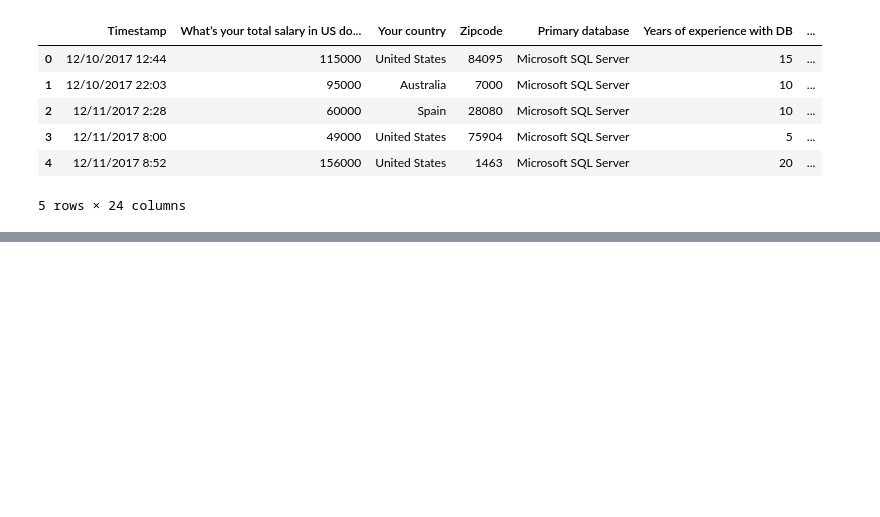
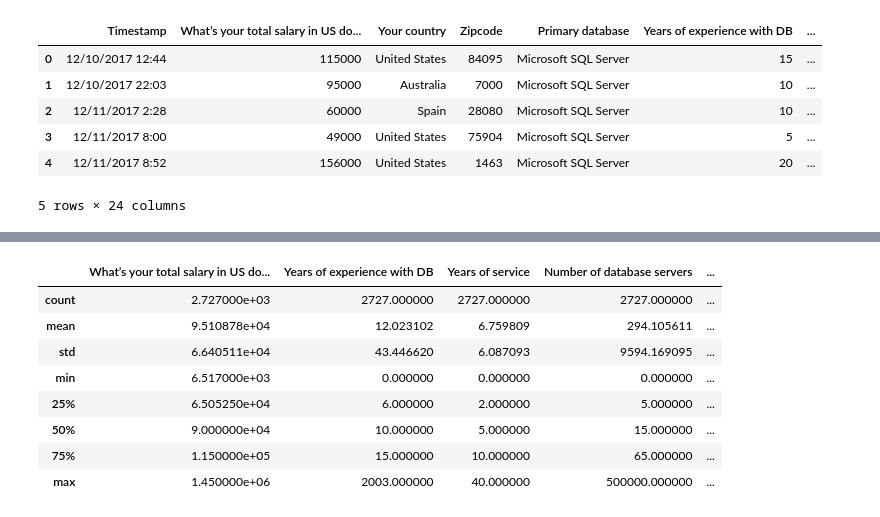
Before and after one commit to scottdseely/DBA-Salary-Survey, a Jupyter notebook: Raw Data - Quick Review.ipynb, the cells around one changed output, grey strips where cells are left out. Saved outputs shown, nothing was run; the diff lists cells and outputs as text; code cells hidden in the pictures; blank space fills up the shorter version.

```diff
--- a/Raw Data - Quick Review.ipynb
+++ b/Raw Data - Quick Review.ipynb
@@ -122,0 +211,14 @@ Name: 4, dtype: object
+# %%
+# survey results for male respondants
+
+m_df.describe()
+# %% [output]
+|  | What’s your total salary in US do... | Years of experience with DB | Years of service | Number of database servers | ... |
+| count | 2.727000e+03 | 2727.000000 | 2727.000000 | 2727.000000 | ... |
+| mean | 9.510878e+04 | 12.023102 | 6.759809 | 294.105611 | ... |
+| std | 6.640511e+04 | 43.446620 | 6.087093 | 9594.169095 | ... |
+| min | 6.517000e+03 | 0.000000 | 0.000000 | 0.000000 | ... |
+| 25% | 6.505250e+04 | 6.000000 | 2.000000 | 5.000000 | ... |
+| 50% | 9.000000e+04 | 10.000000 | 5.000000 | 15.000000 | ... |
+| 75% | 1.150000e+05 | 15.000000 | 10.000000 | 65.000000 | ... |
+| max | 1.450000e+06 | 2003.000000 | 40.000000 | 500000.000000 | ... |
```
Also changed, not shown: parts of 9 cells of this notebook, 1 other file.
